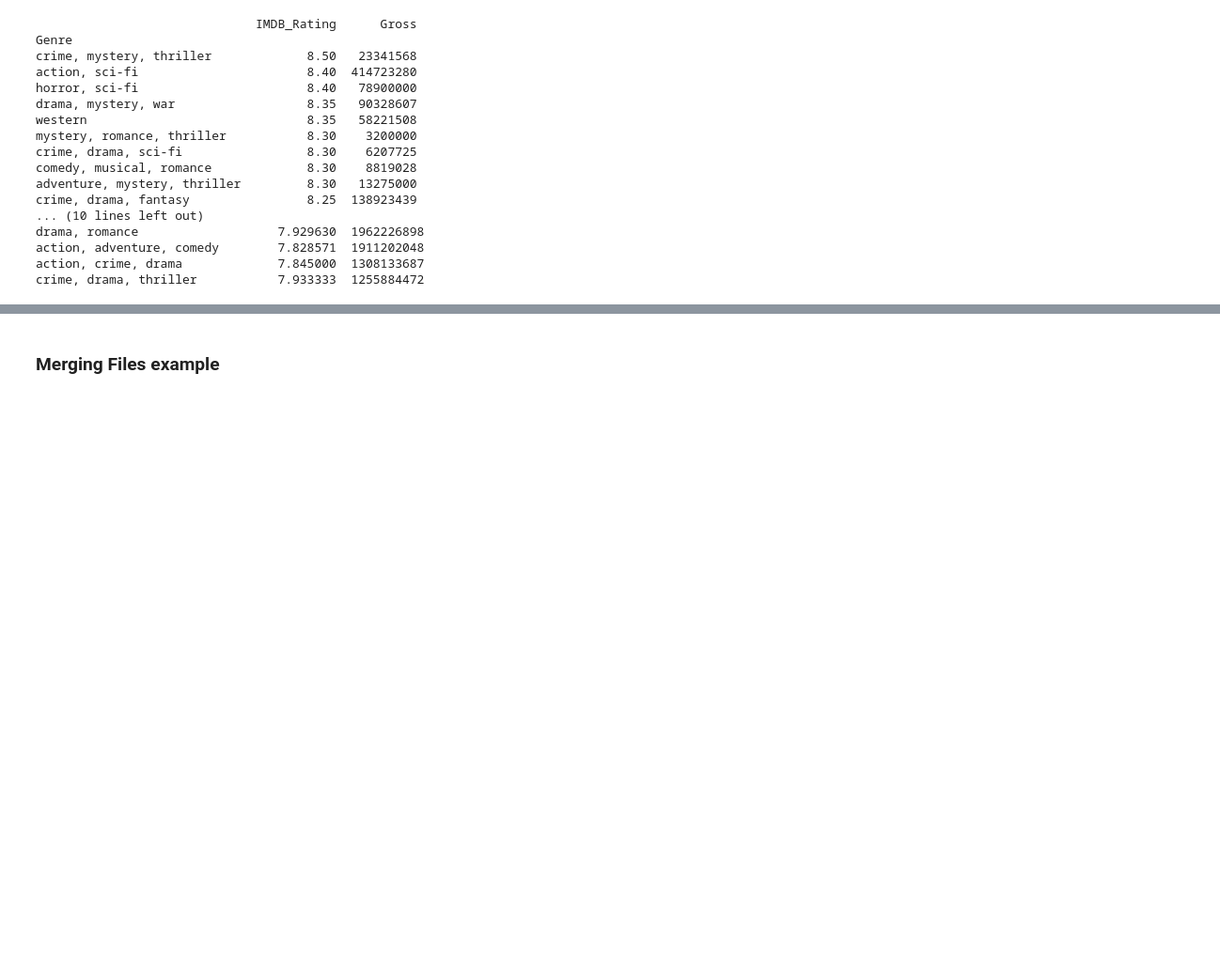
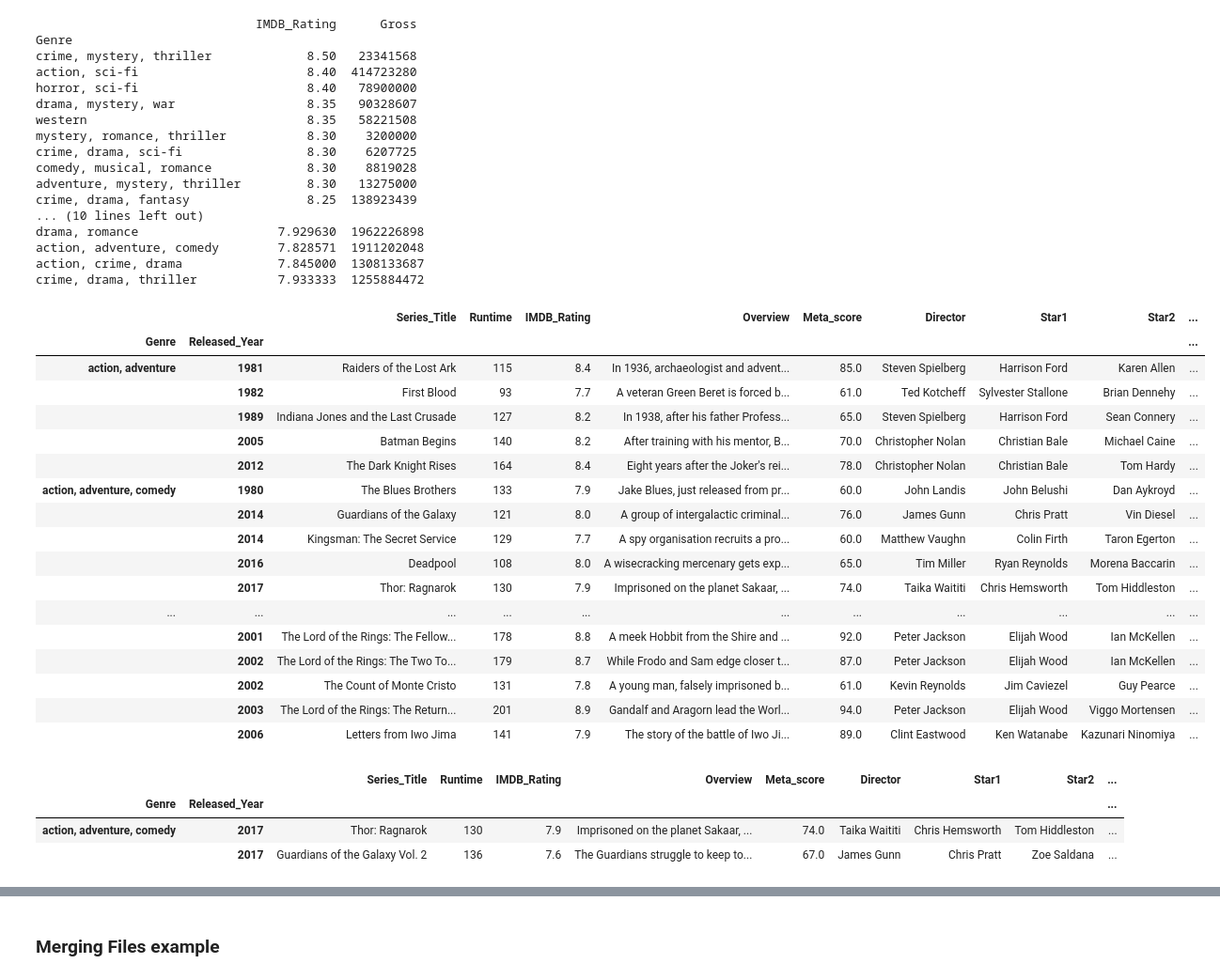
Before and after one commit to jwmathis/SSE591_Project3, a Jupyter notebook: Top Movies Data Analysis/MovieDataAnalysis.ipynb, the cells around one changed output, grey strips where cells are left out. Shown at 94% size. Saved outputs shown, nothing was run; the diff lists cells and outputs as text; code cells hidden in the pictures; blank space fills up the shorter version.

```diff
--- a/Top Movies Data Analysis/MovieDataAnalysis.ipynb
+++ b/Top Movies Data Analysis/MovieDataAnalysis.ipynb
@@ -489,3 +599,39 @@ drama, romance                   7.929630  1962226898
 action, adventure, comedy        7.828571  1911202048
 action, crime, drama             7.845000  1308133687
 crime, drama, thriller           7.933333  1255884472
+# %%
+# Set MultiIndex based on Genre and Release Year
+movies_df.set_index(['Genre', 'Released_Year'], inplace=True)
+
+# Sort the index
+movies_df.sort_index(inplace=True)
+
+# Display the DataFrame with MultiIndex
+display(movies_df.head(20))
+
+# Accessing data using MultiIndex
+action_movies_2010 = movies_df.loc[('action, adventure, comedy', 2017)]
+display(action_movies_2010)
+# %% [output]
+|  |  | Series_Title | Runtime | IMDB_Rating | Overview | Meta_score | Director | Star1 | Star2 | ... |
+| Genre | Released_Year |  |  |  |  |  |  |  |  | ... |
+| action, adventure | 1981 | Raiders of the Lost Ark | 115 | 8.4 | In 1936, archaeologist and advent... | 85.0 | Steven Spielberg | Harrison Ford | Karen Allen | ... |
+|  | 1982 | First Blood | 93 | 7.7 | A veteran Green Beret is forced b... | 61.0 | Ted Kotcheff | Sylvester Stallone | Brian Dennehy | ... |
+|  | 1989 | Indiana Jones and the Last Crusade | 127 | 8.2 | In 1938, after his father Profess... | 65.0 | Steven Spielberg | Harrison Ford | Sean Connery | ... |
+|  | 2005 | Batman Begins | 140 | 8.2 | After training with his mentor, B... | 70.0 | Christopher Nolan | Christian Bale | Michael Caine | ... |
+|  | 2012 | The Dark Knight Rises | 164 | 8.4 | Eight years after the Joker's rei... | 78.0 | Christopher Nolan | Christian Bale | Tom Hardy | ... |
+| action, adventure, comedy | 1980 | The Blues Brothers | 133 | 7.9 | Jake Blues, just released from pr... | 60.0 | John Landis | John Belushi | Dan Aykroyd | ... |
+|  | 2014 | Guardians of the Galaxy | 121 | 8.0 | A group of intergalactic criminal... | 76.0 | James Gunn | Chris Pratt | Vin Diesel | ... |
+|  | 2014 | Kingsman: The Secret Service | 129 | 7.7 | A spy organisation recruits a pro... | 60.0 | Matthew Vaughn | Colin Firth | Taron Egerton | ... |
+|  | 2016 | Deadpool | 108 | 8.0 | A wisecracking mercenary gets exp... | 65.0 | Tim Miller | Ryan Reynolds | Morena Baccarin | ... |
+|  | 2017 | Thor: Ragnarok | 130 | 7.9 | Imprisoned on the planet Sakaar, ... | 74.0 | Taika Waititi | Chris Hemsworth | Tom Hiddleston | ... |
+| ... | ... | ... | ... | ... | ... | ... | ... | ... | ... | ... |
+|  | 2001 | The Lord of the Rings: The Fellow... | 178 | 8.8 | A meek Hobbit from the Shire and ... | 92.0 | Peter Jackson | Elijah Wood | Ian McKellen | ... |
+|  | 2002 | The Lord of the Rings: The Two To... | 179 | 8.7 | While Frodo and Sam edge closer t... | 87.0 | Peter Jackson | Elijah Wood | Ian McKellen | ... |
+|  | 2002 | The Count of Monte Cristo | 131 | 7.8 | A young man, falsely imprisoned b... | 61.0 | Kevin Reynolds | Jim Caviezel | Guy Pearce | ... |
+|  | 2003 | The Lord of the Rings: The Return... | 201 | 8.9 | Gandalf and Aragorn lead the Worl... | 94.0 | Peter Jackson | Elijah Wood | Viggo Mortensen | ... |
+|  | 2006 | Letters from Iwo Jima | 141 | 7.9 | The story of the battle of Iwo Ji... | 89.0 | Clint Eastwood | Ken Watanabe | Kazunari Ninomiya | ... |
+|  |  | Series_Title | Runtime | IMDB_Rating | Overview | Meta_score | Director | Star1 | Star2 | ... |
+| Genre | Released_Year |  |  |  |  |  |  |  |  | ... |
+| action, adventure, comedy | 2017 | Thor: Ragnarok | 130 | 7.9 | Imprisoned on the planet Sakaar, ... | 74.0 | Taika Waititi | Chris Hemsworth | Tom Hiddleston | ... |
+|  | 2017 | Guardians of the Galaxy Vol. 2 | 136 | 7.6 | The Guardians struggle to keep to... | 67.0 | James Gunn | Chris Pratt | Zoe Saldana | ... |
```
Also changed, not shown: parts of 18 cells of this notebook, 2 other files.
